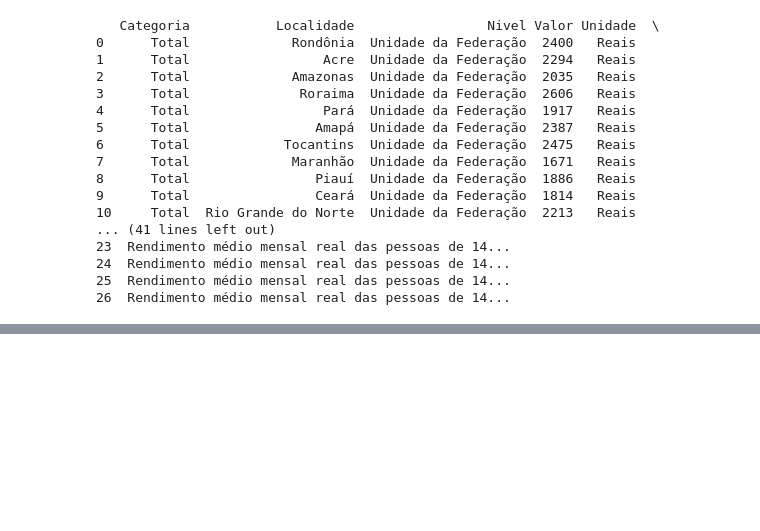
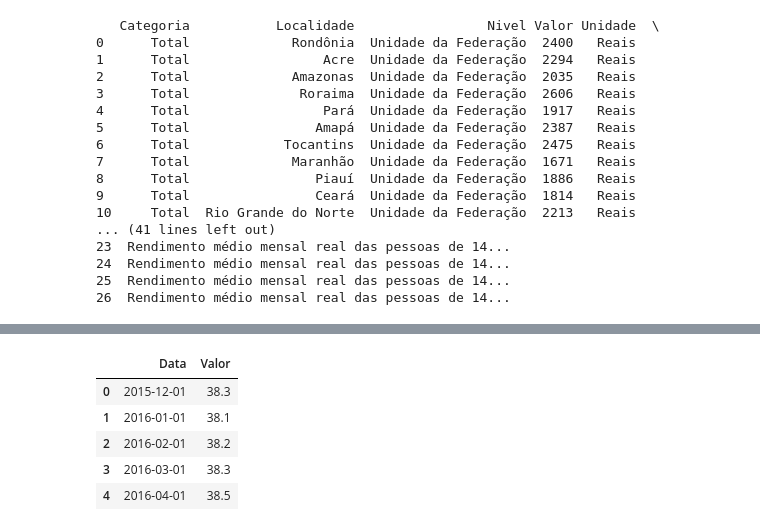
Before and after one commit to FordK2003/Praticas, a Jupyter notebook: IBGE.ipynb, the cells around one changed output, grey strips where cells are left out. Drawn from its saved outputs; the diff is of its cells as text; code cells hidden in the pictures; blank space fills up the shorter version.

```diff
--- a/IBGE.ipynb
+++ b/IBGE.ipynb
@@ -85,0 +131,9 @@ df.to_csv(f'consulta_{nome_consulta}.csv', index=False)
+# %%
+df.head()
+# %% [output]
+|  | Data | Valor |
+| 0 | 2015-12-01 | 38.3 |
+| 1 | 2016-01-01 | 38.1 |
+| 2 | 2016-02-01 | 38.2 |
+| 3 | 2016-03-01 | 38.3 |
+| 4 | 2016-04-01 | 38.5 |
```
Also changed, not shown: parts of 9 cells of this notebook, 3 other files.
